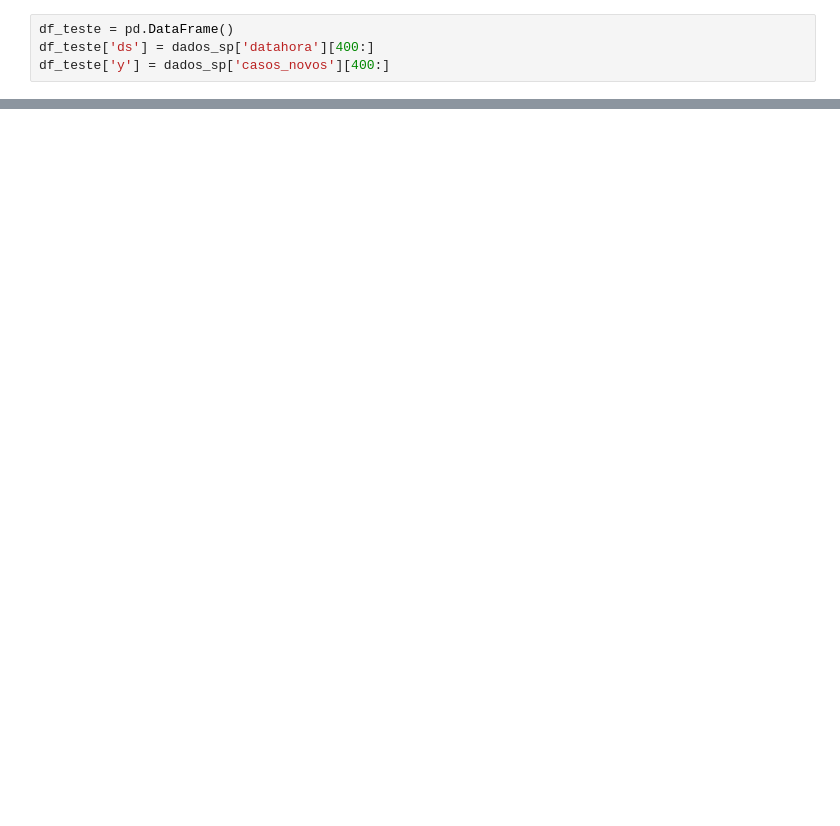
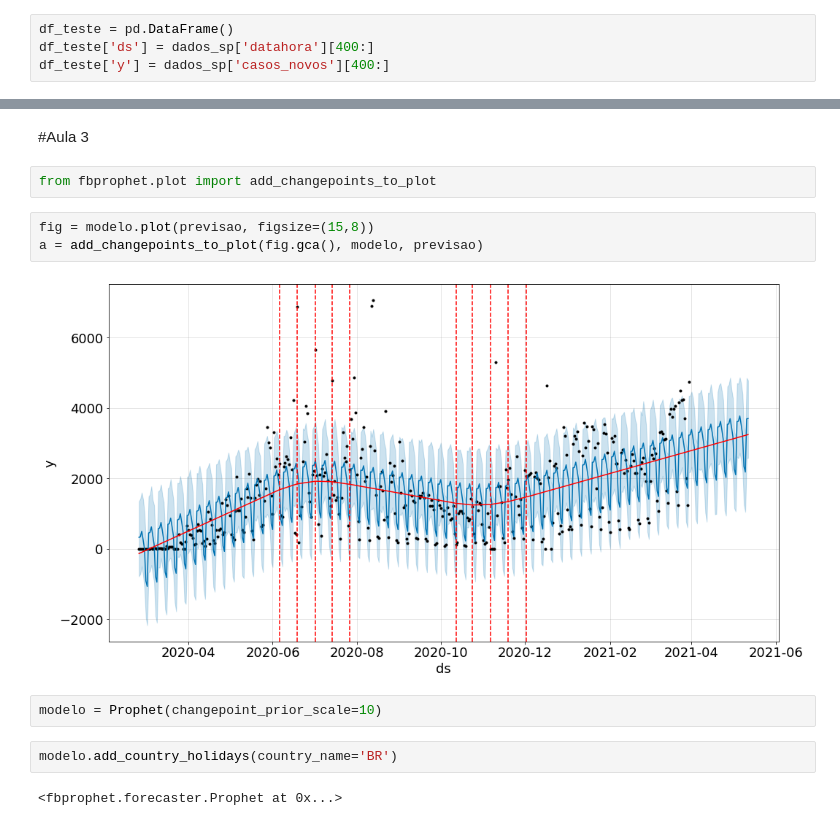
Before and after one commit to leonardopiana/Bootcamp_Data_Science_Alura, a Jupyter notebook: Notebooks/Modulo_3.ipynb, the cells around one changed output, grey strips where cells are left out. Drawn from its saved outputs; the diff is of its cells as text; blank space fills up the shorter version.

```diff
--- a/Notebooks/Modulo_3.ipynb
+++ b/Notebooks/Modulo_3.ipynb
@@ -336,0 +337,15 @@ modelo.plot_components(previsao, figsize=(15,8));
+# %% [markdown]
+#Aula 3
+# %%
+from fbprophet.plot import add_changepoints_to_plot
+# %%
+fig = modelo.plot(previsao, figsize=(15,8))
+a = add_changepoints_to_plot(fig.gca(), modelo, previsao)
+# %% [output]
+[figure, added]
+# %%
+modelo = Prophet(changepoint_prior_scale=10)
+# %%
+modelo.add_country_holidays(country_name='BR')
+# %% [output]
+<fbprophet.forecaster.Prophet at 0x...>
```
Also changed, not shown: parts of 52 cells of this notebook.
